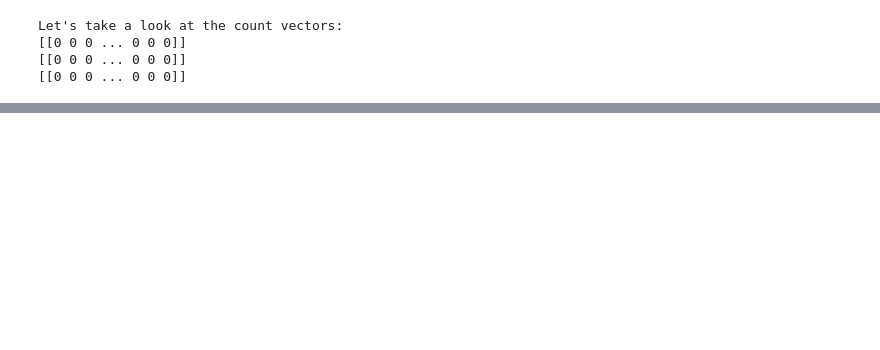
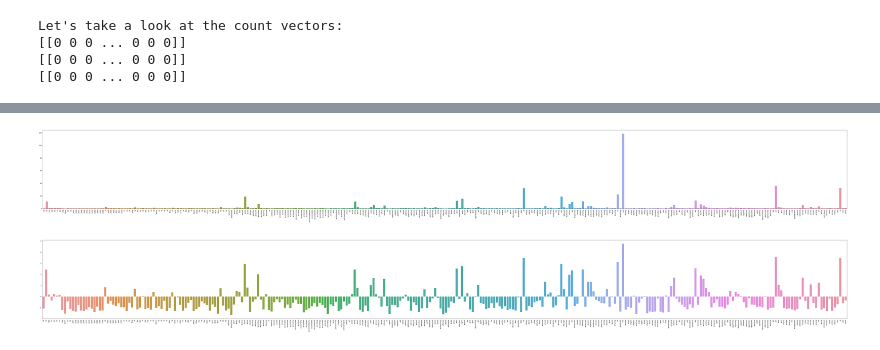
Before and after one commit to hsiaooo/DM2021-Lab1-Homework, a Jupyter notebook: DM2021-Lab1-Homework.ipynb, the cells around one changed output, grey strips where cells are left out. Cells and saved outputs as stored; diff of their text form; code cells hidden in the pictures; blank space fills up the shorter version.

```diff
--- a/DM2021-Lab1-Homework.ipynb
+++ b/DM2021-Lab1-Homework.ipynb
@@ -772,0 +797,10 @@ Cosine Similarity using count bw 2 and 2: 1.000000
+# %%
+from sklearn.feature_extraction.text import TfidfVectorizer
+
+tfidf_vect = TfidfVectorizer()
+# %%
+matrix_vect = tfidf_vect.fit_transform(df.text)
+
+df_tfidf = pd.DataFrame(matrix_vect.toarray(), columns = tfidf_vect.get_feature_names_out())
+
+df_tfidf.head()
@@ -772,0 +815,20 @@ Cosine Similarity using count bw 2 and 2: 1.000000
+# %%
+total_tfidf_val = []
+
+for col in df_tfidf.columns:
+    total_tfidf_val.append(df_tfidf[col].sum())
+# %%
+plt.subplots(figsize=(100, 10))
+g = sns.barplot(x=tfidf_vect.get_feature_names_out()[:300],
+            y=total_tfidf_val[:300])
+g.set_xticklabels(tfidf_vect.get_feature_names_out()[:300], rotation = 90);
+# %% [output]
+[figure, added]
+# %%
+log_total_tfidf_val = [math.log(i) for i in total_tfidf_val]
+plt.subplots(figsize=(100, 10))
+g = sns.barplot(x=tfidf_vect.get_feature_names_out()[:300],
+            y=log_total_tfidf_val[:300])
+g.set_xticklabels(tfidf_vect.get_feature_names_out()[:300], rotation = 90);
+# %% [output]
+[figure, added]
```
Also changed, not shown: parts of 43 cells of this notebook.
